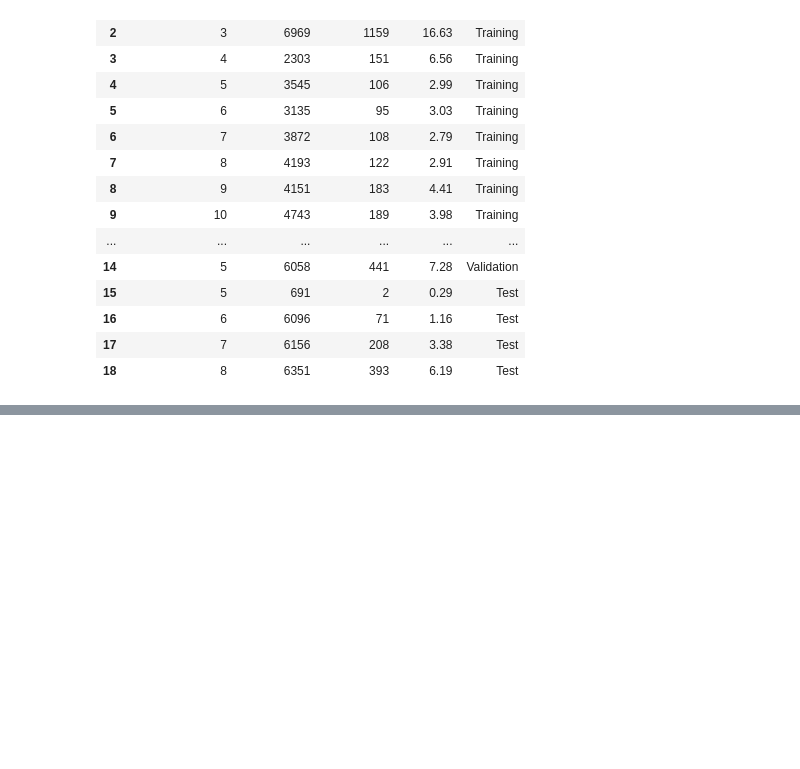
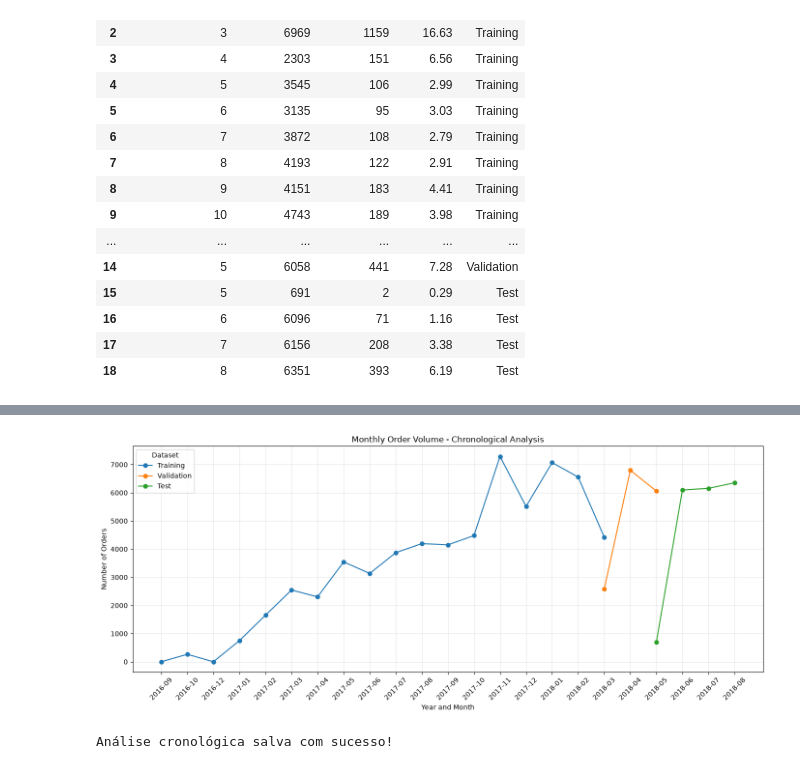
Before and after one commit to caueeeb/delivery-prediction-ml, a Jupyter notebook: research/01_temporal_distribution_shift.ipynb, the cells around one changed output, grey strips where cells are left out. Drawn from its saved outputs; the diff is of its cells as text; code cells hidden in the pictures; blank space fills up the shorter version.

```diff
--- a/research/01_temporal_distribution_shift.ipynb
+++ b/research/01_temporal_distribution_shift.ipynb
@@ -627,0 +709,35 @@ NameError: name 'plt' is not defined
+# %%
+plt.figure(figsize=(14, 6))
+
+for name in ["Training", "Validation", "Test"]:
+
+    subset = monthly_timeline_df[
+        monthly_timeline_df["Period"] == name
+    ]
+
+    plt.plot(
+        subset["YearMonth"],
+        subset["total_orders"],
+        marker="o",
+        label=name
+    )
+
+plt.title("Monthly Order Volume - Chronological Analysis")
+plt.xlabel("Year and Month")
+plt.ylabel("Number of Orders")
+plt.xticks(rotation=45)
+plt.legend(title="Dataset")
+plt.grid(alpha=0.3)
+plt.tight_layout()
+plt.show()
+# %% [output]
+[figure, added]
+# %%
+monthly_timeline_df.to_csv(
+    RESEARCH_REPORTS_DIR / "target_drift_year_month.csv",
+    index=False
+)
+
+print("Análise cronológica salva com sucesso!")
+# %% [output]
+Análise cronológica salva com sucesso!
```
Also changed, not shown: parts of 26 cells of this notebook, 2 other files.
